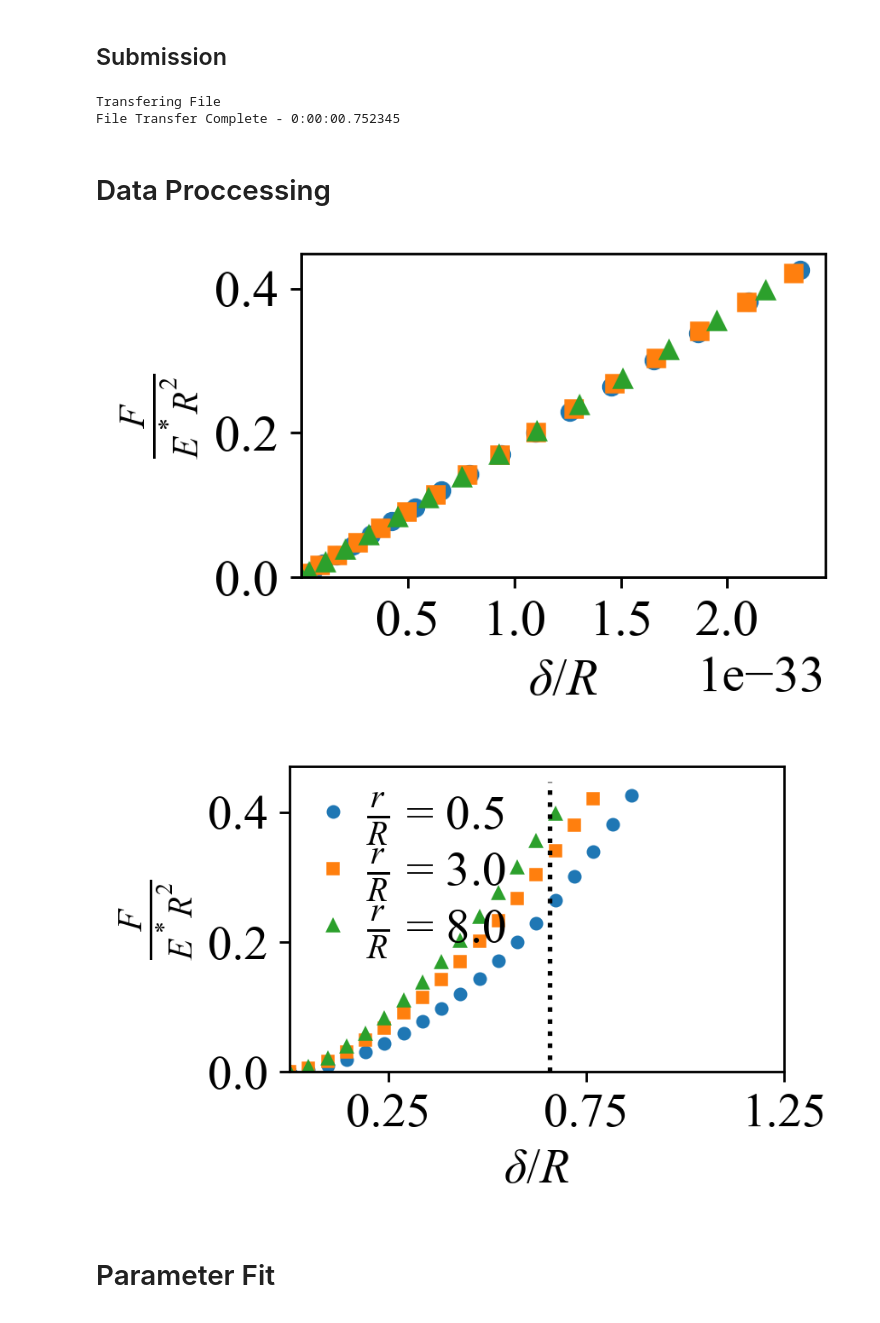
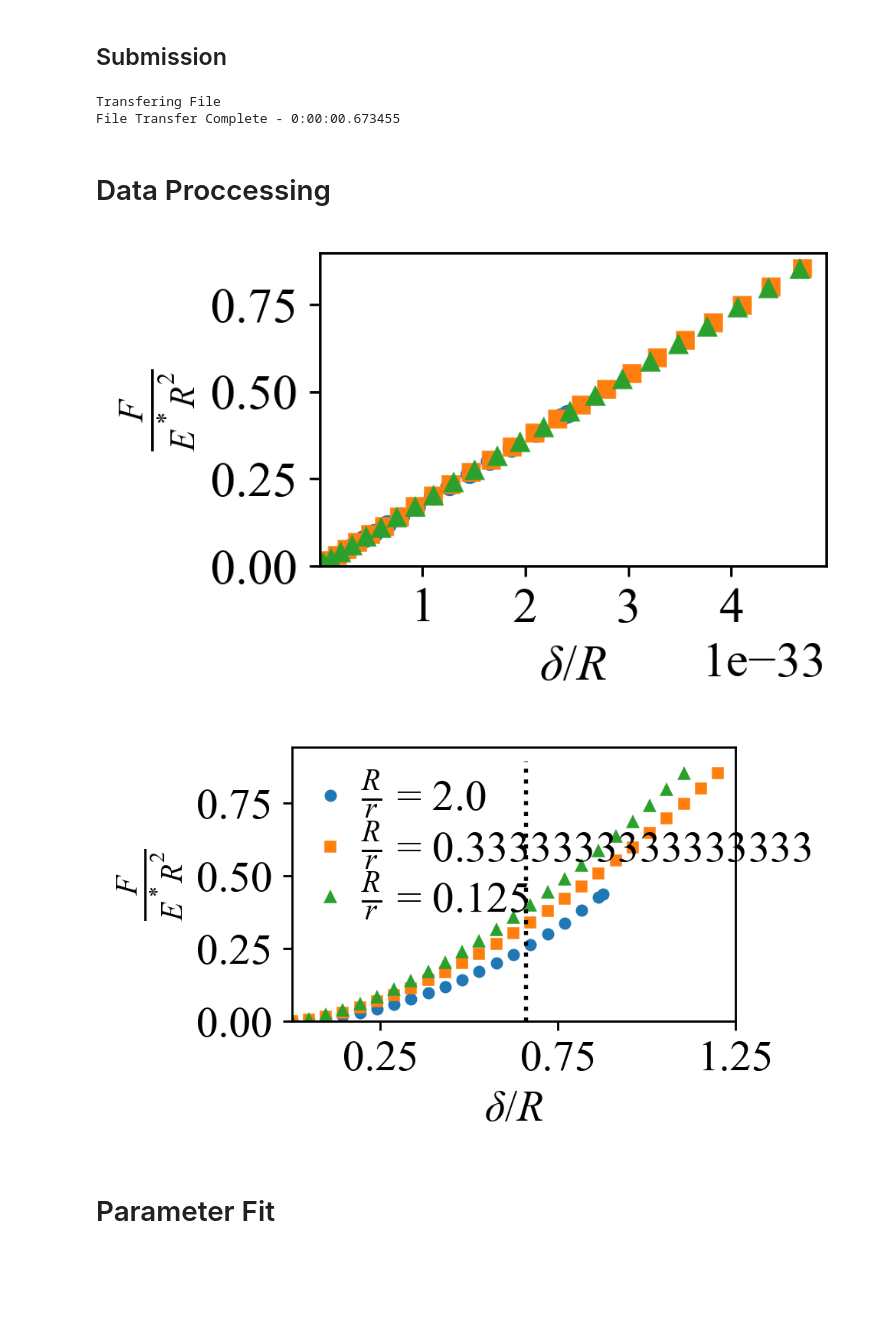
Before and after one commit to Joshua-Giblin-Burnham/ABAQUSAFMSimulations, a Jupyter notebook: ABAQUS Notebook Simulations/axisymmetric/AFM Abaqus Code Test Capped Indentor - Sphere Axisymmetric.ipynb, the cells around one changed output. Drawn from its saved outputs; the diff is of its cells as text; code cells hidden in the pictures; blank space fills up the shorter version.

Commit message:
Update figures of all simulations

```diff
--- a/ABAQUS Notebook Simulations/axisymmetric/AFM Abaqus Code Test Capped Indentor - Sphere Axisymmetric.ipynb
+++ b/ABAQUS Notebook Simulations/axisymmetric/AFM Abaqus Code Test Capped Indentor - Sphere Axisymmetric.ipynb
@@ -465,14 +465,14 @@ theta = theta_degrees*(np.pi/180)
 U2Base, RFBase, U2Indentor, RFIndentor = RemoteSubmission(remote_server, script, abqCommand, remotePath, localPath, ProxyJump=proxy_server, Submit=False, Retrieval =True)
 
 # Set force cut off to fit at set maximum indentation force as apposed to depth
-RFmax      = abs(RFIndentor[0][abs(RFIndentor)[0]>0][-1] )
+RFmax      = abs(RFIndentor[1][abs(RFIndentor)[1]>0][-1] )
 RFIndentor = np.ma.masked_greater_equal(abs(RFIndentor), RFmax)
 U2Indentor = np.ma.masked_array(abs(U2Indentor), mask = np.ma.getmask(RFIndentor))
 RFBase     = np.ma.masked_array(RFBase, mask = np.ma.getmask(RFIndentor))
 U2Base     = np.ma.masked_array(U2Base, mask = np.ma.getmask(RFIndentor))
 # %% [output]
 Transfering File
-File Transfer Complete - 0:00:00.752345
+File Transfer Complete - 0:00:00.673455
 # %% [markdown]
 # Data Proccessing
 # %%
@@ -486,36 +486,36 @@ ax.set_ylabel(r'$\frac{F}{E^*R^2}$')
 ax.set_xlim([0, ax.get_xlim()[1]])
 ax.set_ylim([0, ax.get_ylim()[1]])
 
 plt.gca().xaxis.set_major_locator(MaxNLocator(prune='lower'))
 plt.locator_params(axis='x', nbins=5)
 plt.locator_params(axis='y', nbins=4)
 plt.show()
 
 # --------------------------------------------------Plot 2-----------------------------------------------------
 fig, ax = plt.subplots(1,1, figsize = (linewidth/2, 1/1.61*linewidth/2))
 for i in range(0,len(U2Indentor),3):
-    ax.plot(U2Indentor[i]/R_indentor, RFIndentor[i]/(E_eff*R_indentor**2), markers[int(i/3)], ms = 3.5, label = r'$\frac{r}{R}$ = '+str(spheres[i]/R_indentor))
+    ax.plot(U2Indentor[i]/R_indentor, RFIndentor[i]/(E_eff*R_indentor**2), markers[int(i/3)], ms = 3.5, label = r'$\frac{R}{r}$ = '+str(R_indentor/spheres[i]))
 ax.vlines((1-np.sin(theta)), 0, ax.get_ylim()[1], 'k', ls=':')
 
 ax.set_xlabel(r'$\delta/R$')
 ax.set_ylabel(r'$\frac{F}{E^*R^2}$')
 ax.set_xlim([0, 1.25])
 ax.set_ylim([0, ax.get_ylim()[1]])
 
 ax.legend(frameon=False, labelspacing=0, loc=[-0.05,0.3],  handletextpad=-0.3)
 
 plt.gca().xaxis.set_major_locator(MaxNLocator(prune='lower'))
 plt.locator_params(axis='x', nbins=6)
 plt.locator_params(axis='y', nbins=4)
 ax.set_xticks([0.25,0.75,1.25])
 # ax.set_yticks([0,0.5,0.75])
 
 # fig.savefig('/mnt/c/Users/Joshg/Documents/Manuscript_Figures/Capped-Sphere-Force_Curve-Indenter.pdf', bbox_inches = 'tight', transparent=True)
 
 plt.show()
 # %% [output]
-[figure, old version]
+[figure, new version]
-[figure, old version]
+[figure, new version]
 # %% [markdown]
 # Parameter Fit
 ![Double Contact AFM tip-1.png](attachment:b95e5afb-f6cb-4b7c-a9dd-ea4ce738ad1e.png)
```
Also changed, not shown: parts of 2 cells of this notebook, 2 other files.
